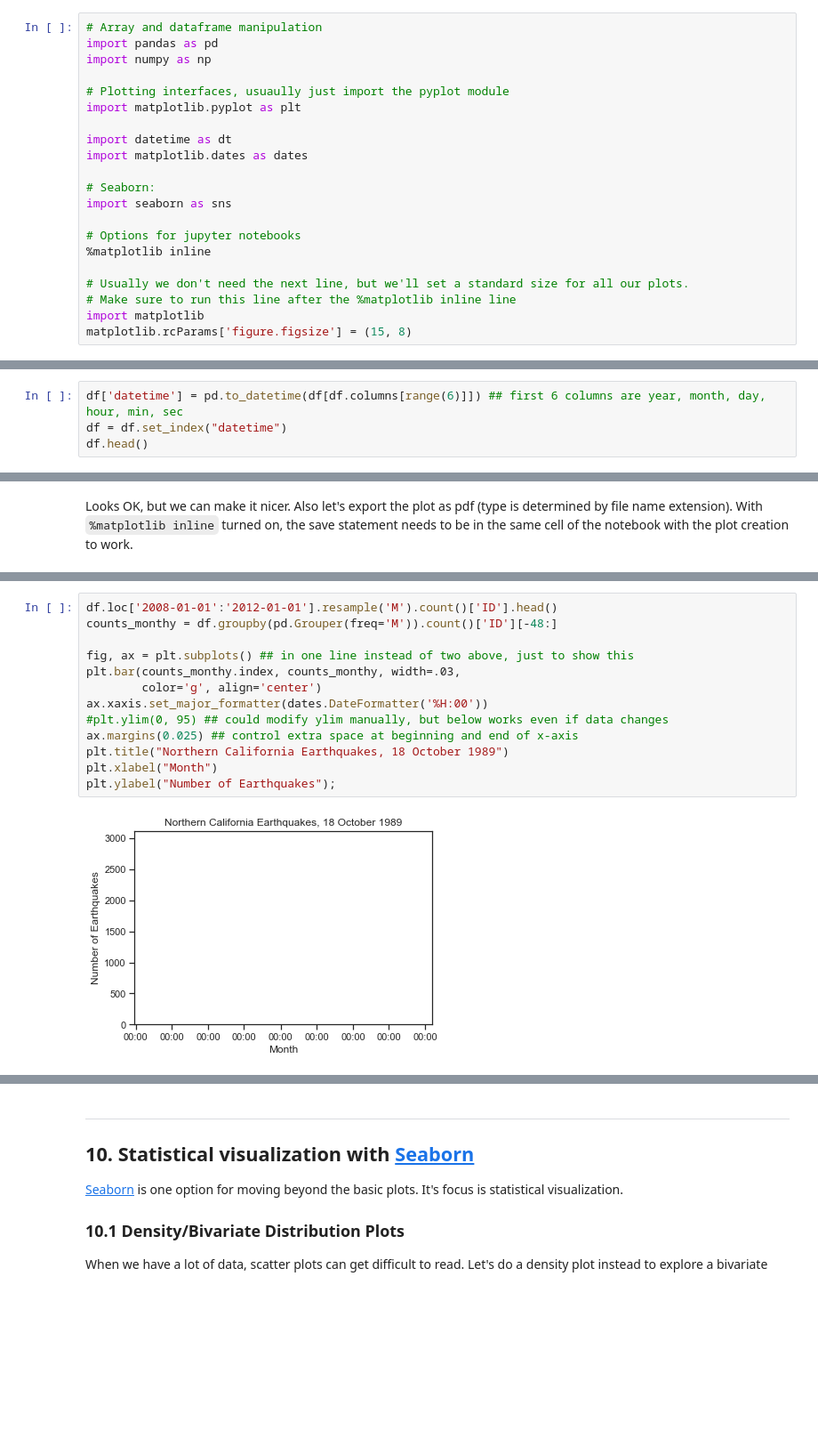
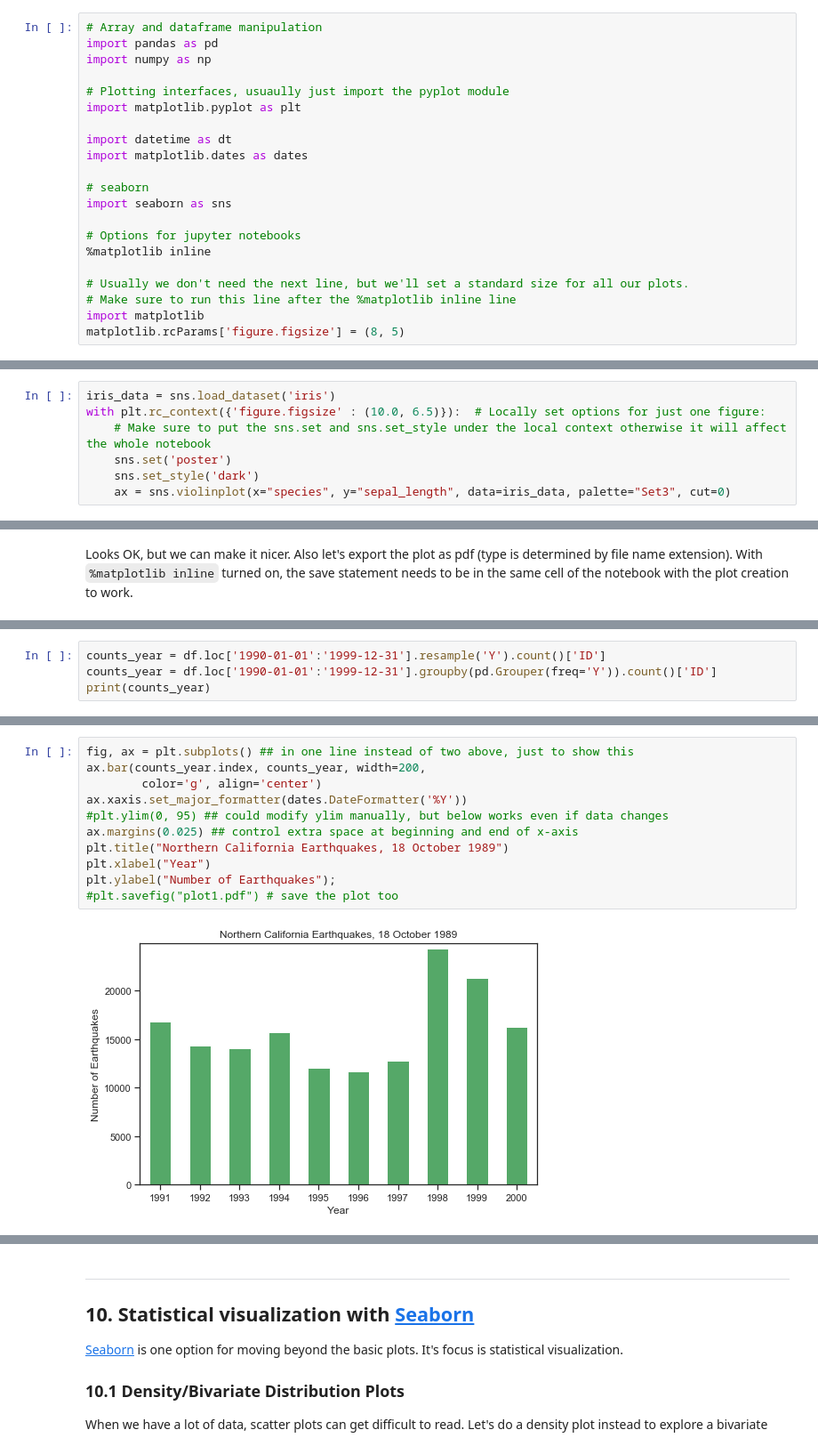
Before and after one commit to nuitrcs/pythonvisualization, a Jupyter notebook: plotting.ipynb, the cells around one changed output, grey strips where cells are left out. Shown at 89% size. Drawn from its saved outputs; the diff is of its cells as text; blank space fills up the shorter version.

```diff
--- a/plotting.ipynb
+++ b/plotting.ipynb
@@ -53,7 +53,7 @@ import matplotlib.pyplot as plt
 import datetime as dt
 import matplotlib.dates as dates
 
-# Seaborn:
+# seaborn
 import seaborn as sns
 
 # Options for jupyter notebooks
@@ -62,7 +62,7 @@ import seaborn as sns
 # Usually we don't need the next line, but we'll set a standard size for all our plots.
 # Make sure to run this line after the %matplotlib inline line
 import matplotlib
-matplotlib.rcParams['figure.figsize'] = (15, 8)
+matplotlib.rcParams['figure.figsize'] = (8, 5)
 # %% [markdown]
 Seaborn used to not be part of the Anaconda distribution, so if the above cell errors you'll need to install it.  Copy the command below into a new cell and run it (only the first time you need to use it):
 
@@ -584,0 +612,7 @@ with plt.rc_context({'figure.figsize' : (10.0, 6.5)}):  # Locally set options fo
+# %%
+iris_data = sns.load_dataset('iris')
+with plt.rc_context({'figure.figsize' : (10.0, 6.5)}):  # Locally set options for just one figure:
+    # Make sure to put the sns.set and sns.set_style under the local context otherwise it will affect the whole notebook
+    sns.set('poster')
+    sns.set_style('dark')
+    ax = sns.violinplot(x="species", y="sepal_length", data=iris_data, palette="Set3", cut=0)
@@ -730,4 +867,0 @@ We'll use the same earthquake data but as noted it's rather large.  Instead we c
-# %%
-df['datetime'] = pd.to_datetime(df[df.columns[range(6)]]) ## first 6 columns are year, month, day, hour, min, sec
-df = df.set_index("datetime")
-df.head()
@@ -1076,0 +1122,4 @@ Plot earthquake variability across some category (year, month, time of day, or s
+# %%
+counts_year = df.loc['1990-01-01':'1999-12-31'].resample('Y').count()['ID']
+counts_year = df.loc['1990-01-01':'1999-12-31'].groupby(pd.Grouper(freq='Y')).count()['ID']
+print(counts_year)
@@ -1077,15 +1139,13 @@ Plot earthquake variability across some category (year, month, time of day, or s
 # %%
-df.loc['2008-01-01':'2012-01-01'].resample('M').count()['ID'].head()
-counts_monthy = df.groupby(pd.Grouper(freq='M')).count()['ID'][-48:]
-
 fig, ax = plt.subplots() ## in one line instead of two above, just to show this
-plt.bar(counts_monthy.index, counts_monthy, width=.03,
+ax.bar(counts_year.index, counts_year, width=200,
         color='g', align='center')
-ax.xaxis.set_major_formatter(dates.DateFormatter('%H:00'))
+ax.xaxis.set_major_formatter(dates.DateFormatter('%Y'))
 #plt.ylim(0, 95) ## could modify ylim manually, but below works even if data changes
 ax.margins(0.025) ## control extra space at beginning and end of x-axis
 plt.title("Northern California Earthquakes, 18 October 1989")
-plt.xlabel("Month")
+plt.xlabel("Year")
 plt.ylabel("Number of Earthquakes");
+#plt.savefig("plot1.pdf") # save the plot too
 # %% [output]
-[figure, old version]
+[figure, new version]
```
Also changed, not shown: parts of 122 cells of this notebook.
